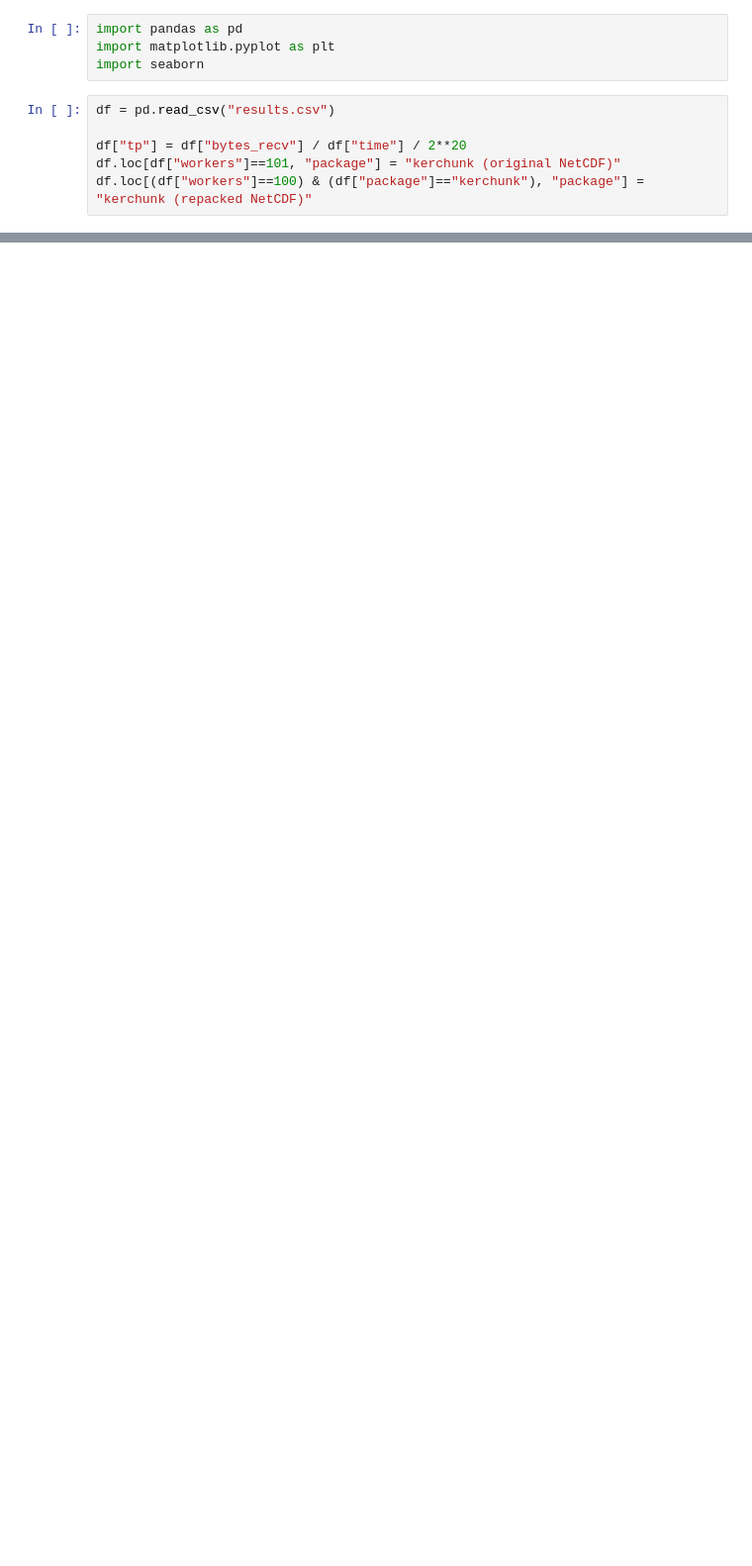
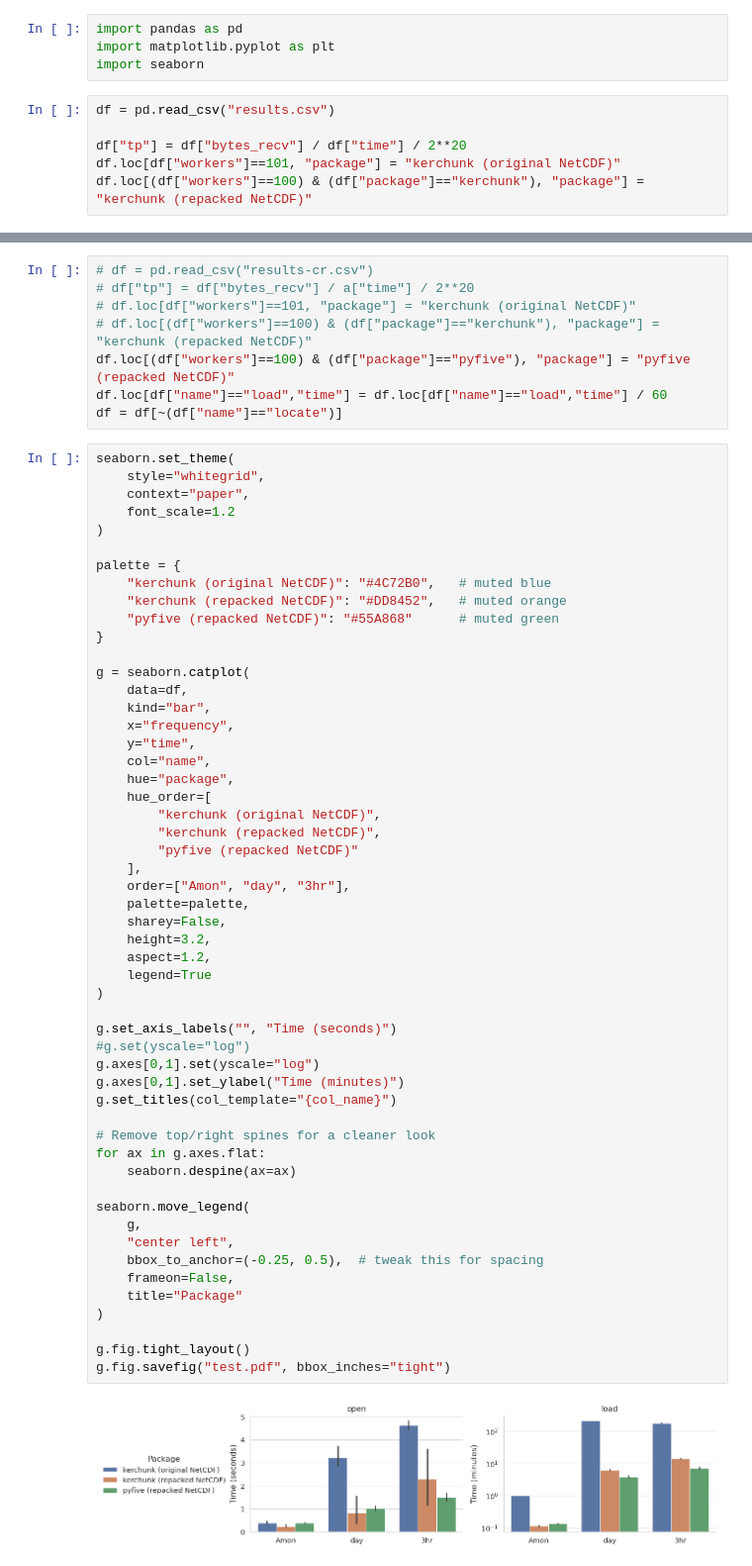
Before and after one commit to zequihg50/new-insights-netcdf, a Jupyter notebook: results.ipynb, the cells around one changed output, grey strips where cells are left out. Shown at 99% size. Drawn from its saved outputs; the diff is of its cells as text; blank space fills up the shorter version.

```diff
--- a/results.ipynb
+++ b/results.ipynb
@@ -22,0 +23,63 @@ g.fig.savefig("test.pdf")
+# %%
+# df = pd.read_csv("results-cr.csv")
+# df["tp"] = df["bytes_recv"] / a["time"] / 2**20
+# df.loc[df["workers"]==101, "package"] = "kerchunk (original NetCDF)"
+# df.loc[(df["workers"]==100) & (df["package"]=="kerchunk"), "package"] = "kerchunk (repacked NetCDF)"
+df.loc[(df["workers"]==100) & (df["package"]=="pyfive"), "package"] = "pyfive (repacked NetCDF)"
+df.loc[df["name"]=="load","time"] = df.loc[df["name"]=="load","time"] / 60
+df = df[~(df["name"]=="locate")]
+# %%
+seaborn.set_theme(
+    style="whitegrid",
+    context="paper",
+    font_scale=1.2
+)
+
+palette = {
+    "kerchunk (original NetCDF)": "#4C72B0",   # muted blue
+    "kerchunk (repacked NetCDF)": "#DD8452",   # muted orange
+    "pyfive (repacked NetCDF)": "#55A868"      # muted green
+}
+
+g = seaborn.catplot(
+    data=df,
+    kind="bar",
+    x="frequency",
+    y="time",
+    col="name",
+    hue="package",
+    hue_order=[
+        "kerchunk (original NetCDF)",
+        "kerchunk (repacked NetCDF)",
+        "pyfive (repacked NetCDF)"
+    ],
+    order=["Amon", "day", "3hr"],
+    palette=palette,
+    sharey=False,
+    height=3.2,
+    aspect=1.2,
+    legend=True
+)
+
+g.set_axis_labels("", "Time (seconds)")
+#g.set(yscale="log")
+g.axes[0,1].set(yscale="log")
+g.axes[0,1].set_ylabel("Time (minutes)")
+g.set_titles(col_template="{col_name}")
+
+# Remove top/right spines for a cleaner look
+for ax in g.axes.flat:
+    seaborn.despine(ax=ax)
+
+seaborn.move_legend(
+    g,
+    "center left",
+    bbox_to_anchor=(-0.25, 0.5),  # tweak this for spacing
+    frameon=False,
+    title="Package"
+)
+
+g.fig.tight_layout()
+g.fig.savefig("test.pdf", bbox_inches="tight")
+# %% [output]
+[figure, added]
```
Also changed, not shown: parts of 1 cell of this notebook, 1 other file.
